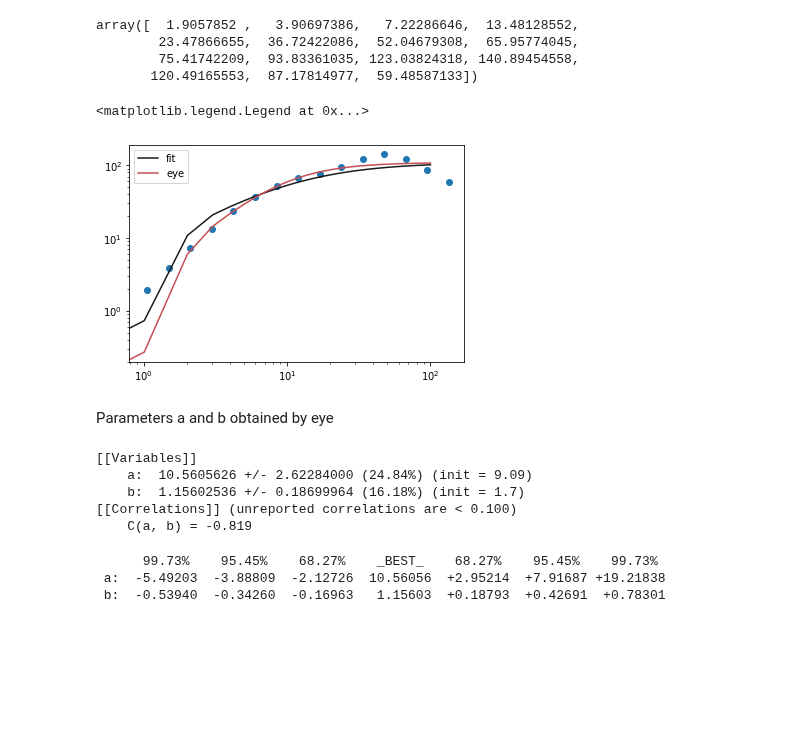
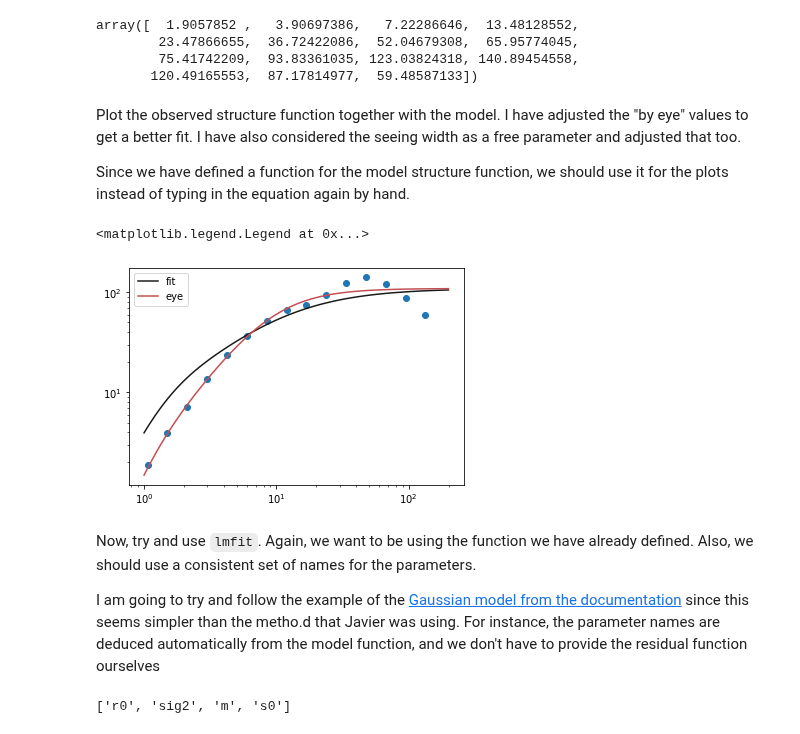
Before and after one commit to will-henney/JavGVastro-PhD, a Jupyter notebook: Confidence_interval.ipynb, the cells around one changed output. Cells and saved outputs as stored; diff of their text form; code cells hidden in the pictures; blank space fills up the shorter version.

```diff
--- a/Confidence_interval.ipynb
+++ b/Confidence_interval.ipynb
@@ -14,0 +17,5 @@ import lmfit
+# %%
+def bfunc00(r, r0, sig2, m):
+    "Simple 3-parameter structure function"
+    C = 1.0 / (1.0 + (r / r0)**m)
+    return 2.0 * sig2 * (1.0 - C)
@@ -14,0 +24,5 @@ import lmfit
+# %%
+def bfunc01(r, r0, sig2, m, s0):
+    "Structure function with added seeing (scale `s0`)"
+    seeing = (np.tanh((r / (2.0 * s0)**2)))**2
+    return seeing * bfunc00(r, r0, sig2, m)
@@ -46,30 +56,28 @@ array([  1.9057852 ,   3.90697386,   7.22286646,  13.48128552,
         23.47866655,  36.72422086,  52.04679308,  65.95774045,
         75.41742209,  93.83361035, 123.03824318, 140.89454558,
        120.49165553,  87.17814977,  59.48587133])
+# %% [markdown]
+Plot the observed structure function together with the model.  I have adjusted the "by eye" values to get a better fit.  I have also considered the seeing width as a free parameter and adjusted that too.
+
+Since we have defined a function for the model structure function, we should use it for the plots instead of typing in the equation again by hand.
 # %%
 plt.scatter(r,B)
 
-lo=10.56
-n=1.15
-xx=np.linspace(0,100,100)
-a = (np.tanh((xx/s0)**2))**2
-c=1/(1+(xx/lo)**n)
-yy=2*a*(1-c)*sig2
+s0 = 0.5
+lo = 10.56
+n = 1.15
+xx = np.logspace(0.0, 2.3, 100)
+yy_fit = bfunc01(xx, lo, sig2, n, s0)
+plt.loglog(xx, yy_fit, color='k', linestyle='-', label='fit')
 
-plt.loglog(xx,yy,color='k', linestyle='-',label='fit')
+s0 = 0.5 - 0.05
+lo=9.09 - 0.2
+n=1.7 + 0.1
+yy_eye = bfunc01(xx, lo, sig2, n, s0)
 
-lo=9.09
-n=1.7
-xx=np.linspace(0,100,100)
-a = (np.tanh((xx/s0)**2))**2
-c=1/(1+(xx/lo)**n)
-yy=2*a*(1-c)*sig2
-
-plt.loglog(xx,yy,color='r', linestyle='-',label='eye')
+plt.loglog(xx, yy_eye, color='r', linestyle='-', label='eye')
 
 plt.legend()
 # %% [output]
 <matplotlib.legend.Legend at 0x...>
-[figure, old version]
+[figure, new version]
-# %% [markdown]
-Parameters a and b obtained by eye
@@ -84,17 +84,9 @@ def residual(p):
-# %%
-mini = lmfit.Minimizer(residual, pars)
-result = mini.minimize()
-print(lmfit.fit_report(result.params))
-# %% [output]
-[[Variables]]
-    a:  10.5605626 +/- 2.62284000 (24.84%) (init = 9.09)
-    b:  1.15602536 +/- 0.18699964 (16.18%) (init = 1.7)
-[[Correlations]] (unreported correlations are < 0.100)
-    C(a, b) = -0.819
-# %%
-ci = lmfit.conf_interval(mini, result)
-lmfit.printfuncs.report_ci(ci)
-# %% [output]
-      99.73%    95.45%    68.27%    _BEST_    68.27%    95.45%    99.73%
- a:  -5.49203  -3.88809  -2.12726  10.56056  +2.95214  +7.91687 +19.21838
- b:  -0.53940  -0.34260  -0.16963   1.15603  +0.18793  +0.42691  +0.78301
+# %% [markdown]
+Now, try and use `lmfit`.  Again, we want to be using the function we have already defined.  Also, we should use a consistent set of names for the parameters.
+
+I am going to try and follow the example of the [Gaussian model from the documentation](https://lmfit.github.io/lmfit-py/model.html) since this seems simpler than the metho.d that Javier was using.  For instance, the parameter names are deduced automatically from the model function, and we don't have to provide the residual function ourselves
+# %%
+model01 = lmfit.Model(bfunc01)
+model01.param_names
+# %% [output]
+['r0', 'sig2', 'm', 's0']
```
Also changed, not shown: parts of 32 cells of this notebook.
